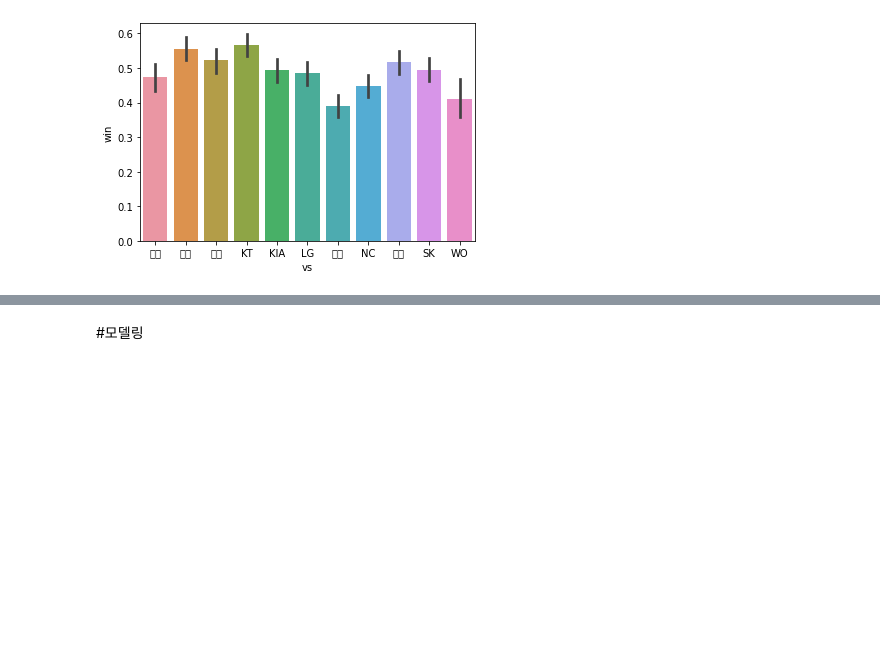
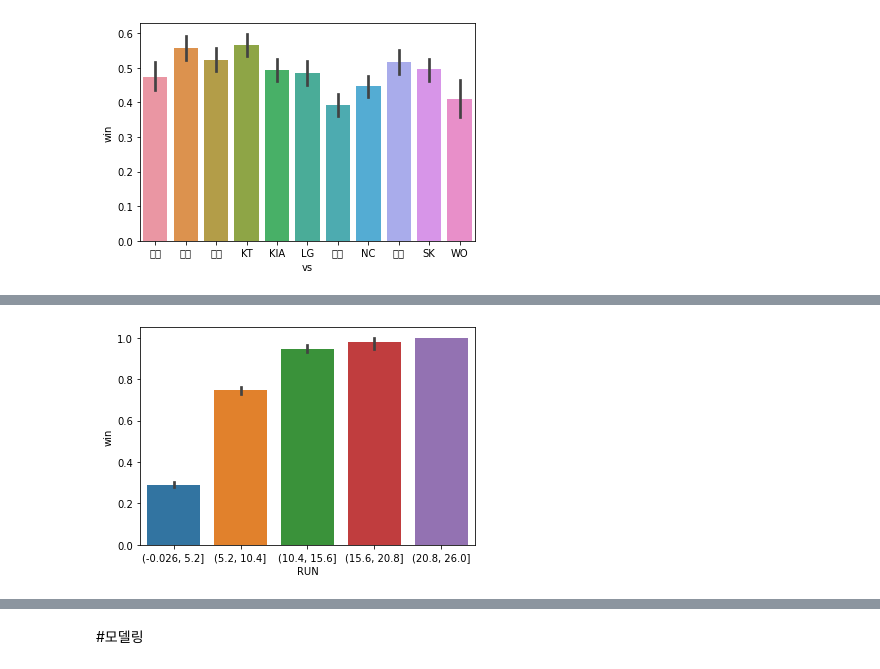
Before and after one commit to sseyonafre/Project, a Jupyter notebook: sprint2/AI_14_고세희_Section2.ipynb, the cells around one changed output, grey strips where cells are left out. Drawn from its saved outputs; the diff is of its cells as text; code cells hidden in the pictures; blank space fills up the shorter version.

```diff
--- a/sprint2/AI_14_고세희_Section2.ipynb
+++ b/sprint2/AI_14_고세희_Section2.ipynb
@@ -421,0 +391,5 @@ sns.barplot(x='vs',y='win',data=train); #고유값들에 대한 타겟값이 별
+# %%
+train['RUN'] = pd.cut(train['RUN'], 5)              #RBI 와 RUN 은 상관관계가 높으니 둘 중 하나는 제거!
+sns.barplot(x='RUN', y='win', data=train);
+# %% [output]
+[figure, added]
```
Also changed, not shown: parts of 44 cells of this notebook.
